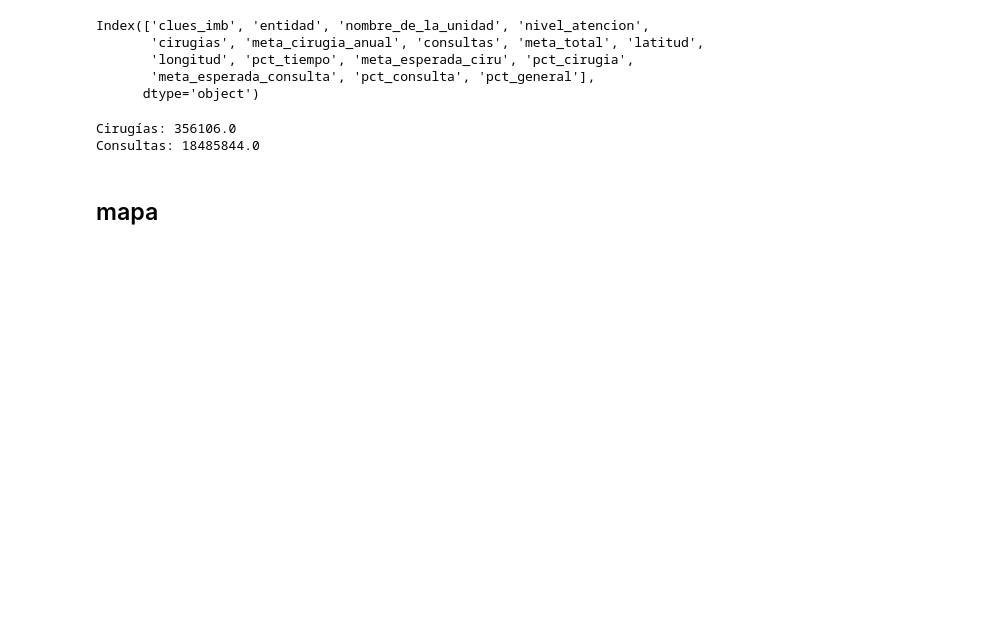
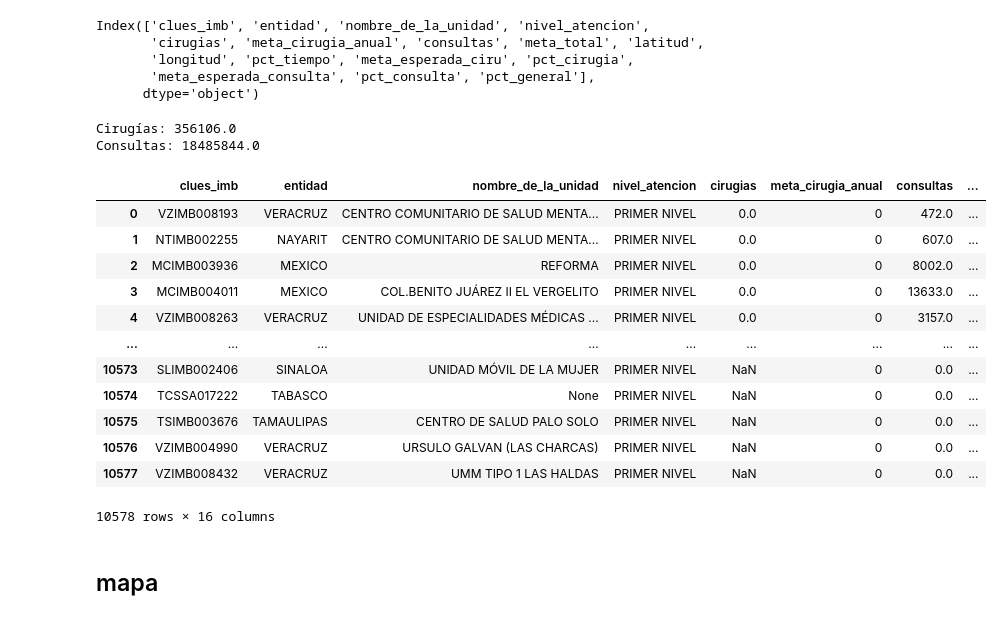
Before and after one commit to martin-lopez25/mapa_3d, a Jupyter notebook: mapa3d.ipynb, the cells around one changed output. Cells and saved outputs as stored; diff of their text form; code cells hidden in the pictures; blank space fills up the shorter version.

Commit message:
cambio a consulta / meta_total

```diff
--- a/mapa3d.ipynb
+++ b/mapa3d.ipynb
@@ -220,7 +220,7 @@ mask = base['nivel_atencion'].isin(['SEGUNDO NIVEL', 'TERCER NIVEL'])
 
 base['pct_cirugia'] = np.where(
     mask,
-    base['cirugias'] / base['meta_esperada_ciru'] * 100,
+    base['cirugias'] / base['meta_cirugia_anual'] * 100,
     np.nan
 )
 # %%
@@ -232,7 +232,7 @@ base.loc[mask_consulta, 'meta_esperada_consulta'] = (
 # %%
 base['pct_consulta'] = np.where(
     mask_consulta,
-    base['consultas'] / base['meta_esperada_consulta'] * 100,
+    base['consultas'] / base['meta_total'] * 100,
     np.nan
 )
 # %%
@@ -243,8 +243,8 @@ mask_consulta = ~mask_cirugia
 
 base['pct_general'] = np.where(
     mask_cirugia,
-    base['cirugias'] / base['meta_esperada_ciru'] * 100,
-    base['consultas'] / base['meta_esperada_consulta'] * 100
+    base['cirugias'] / base['meta_cirugia_anual'] * 100,
+    base['consultas'] / base['meta_total'] * 100
 )
 # %%
 base['pct_general'] = base['pct_general'].round(1)
@@ -270,3 +268,19 @@ Consultas: 18485844.0
+# %%
+base
+# %% [output]
+|  | clues_imb | entidad | nombre_de_la_unidad | nivel_atencion | cirugias | meta_cirugia_anual | consultas | ... |
+| 0 | VZIMB008193 | VERACRUZ | CENTRO COMUNITARIO DE SALUD MENTA... | PRIMER NIVEL | 0.0 | 0 | 472.0 | ... |
+| 1 | NTIMB002255 | NAYARIT | CENTRO COMUNITARIO DE SALUD MENTA... | PRIMER NIVEL | 0.0 | 0 | 607.0 | ... |
+| 2 | MCIMB003936 | MEXICO | REFORMA | PRIMER NIVEL | 0.0 | 0 | 8002.0 | ... |
+| 3 | MCIMB004011 | MEXICO | COL.BENITO JUÁREZ II EL VERGELITO | PRIMER NIVEL | 0.0 | 0 | 13633.0 | ... |
+| 4 | VZIMB008263 | VERACRUZ | UNIDAD DE ESPECIALIDADES MÉDICAS ... | PRIMER NIVEL | 0.0 | 0 | 3157.0 | ... |
+| ... | ... | ... | ... | ... | ... | ... | ... | ... |
+| 10573 | SLIMB002406 | SINALOA | UNIDAD MÓVIL DE LA MUJER | PRIMER NIVEL | NaN | 0 | 0.0 | ... |
+| 10574 | TCSSA017222 | TABASCO | None | PRIMER NIVEL | NaN | 0 | 0.0 | ... |
+| 10575 | TSIMB003676 | TAMAULIPAS | CENTRO DE SALUD PALO SOLO | PRIMER NIVEL | NaN | 0 | 0.0 | ... |
+| 10576 | VZIMB004990 | VERACRUZ | URSULO GALVAN (LAS CHARCAS) | PRIMER NIVEL | NaN | 0 | 0.0 | ... |
+| 10577 | VZIMB008432 | VERACRUZ | UMM TIPO 1 LAS HALDAS | PRIMER NIVEL | NaN | 0 | 0.0 | ... |
+10578 rows × 16 columns
 # %% [markdown]
 ## mapa
 # %%
```
Also changed, not shown: parts of 8 cells of this notebook, 1 other file.
